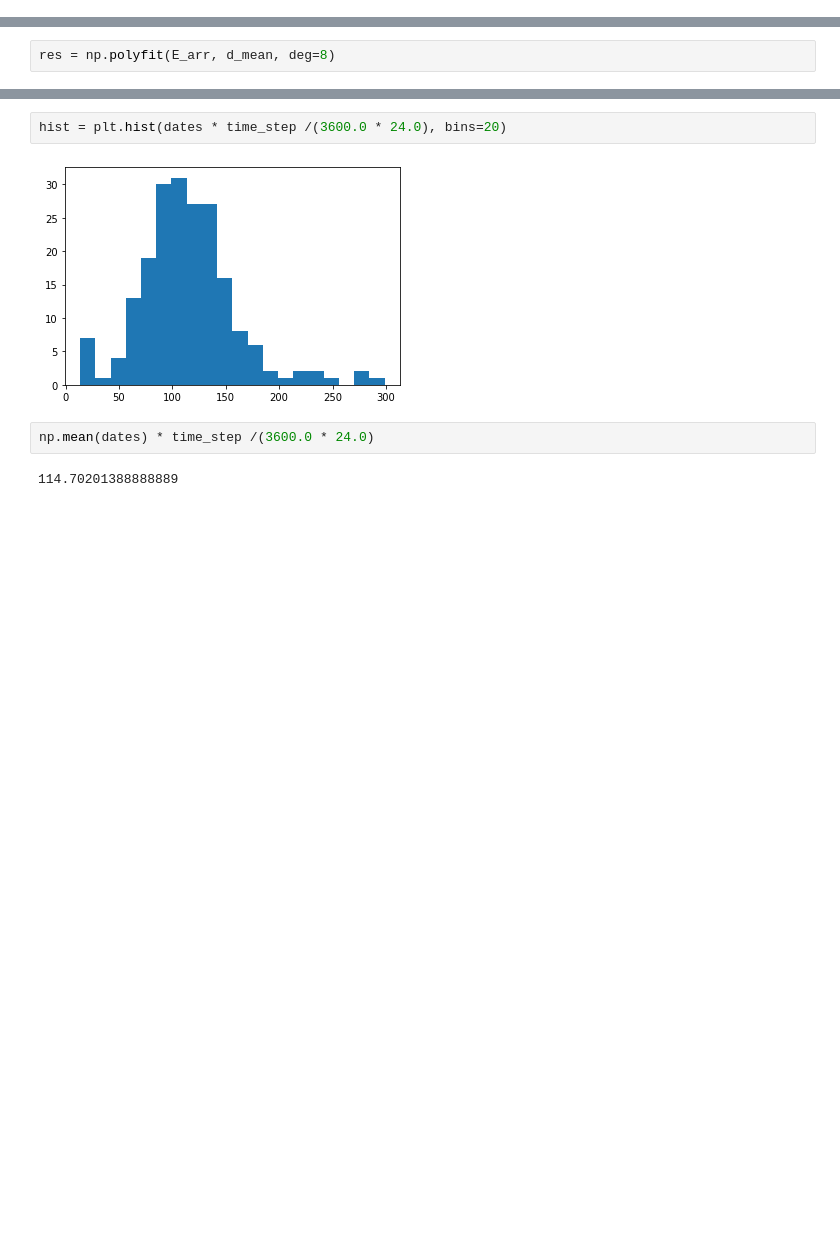
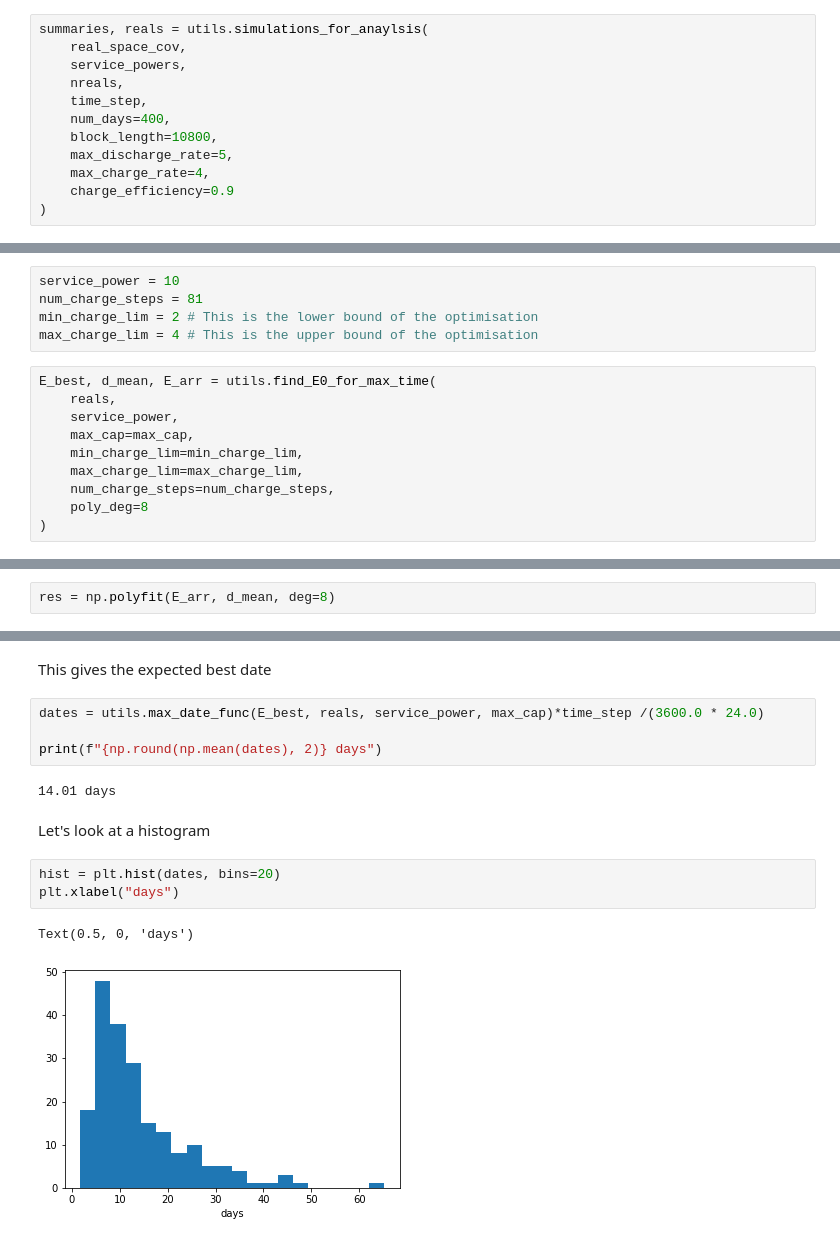
Before and after one commit to LeeWhittaker369/dynamic_containment, a Jupyter notebook: jupyter/analysing_the_models.ipynb, the cells around one changed output, grey strips where cells are left out. Saved outputs shown, nothing was run; the diff lists cells and outputs as text; blank space fills up the shorter version.

```diff
--- a/jupyter/analysing_the_models.ipynb
+++ b/jupyter/analysing_the_models.ipynb
@@ -266,0 +148,12 @@ plt.plot(E_arr, d_mean)
+# %%
+summaries, reals = utils.simulations_for_anaylsis(
+    real_space_cov,
+    service_powers,
+    nreals,
+    time_step,
+    num_days=400,
+    block_length=10800,
+    max_discharge_rate=5,
+    max_charge_rate=4,
+    charge_efficiency=0.9
+)
@@ -266,0 +185,15 @@ plt.plot(E_arr, d_mean)
+# %%
+service_power = 10
+num_charge_steps = 81
+min_charge_lim = 2 # This is the lower bound of the optimisation
+max_charge_lim = 4 # This is the upper bound of the optimisation
+# %%
+E_best, d_mean, E_arr = utils.find_E0_for_max_time(
+    reals,
+    service_power,
+    max_cap=max_cap,
+    min_charge_lim=min_charge_lim,
+    max_charge_lim=max_charge_lim,
+    num_charge_steps=num_charge_steps,
+    poly_deg=8
+)
@@ -283,8 +216,16 @@ dates = max_date_func(Ebest, reals, p)
+# %% [markdown]
+This gives the expected best date
+# %%
+dates = utils.max_date_func(E_best, reals, service_power, max_cap)*time_step /(3600.0 * 24.0)
+
+print(f"{np.round(np.mean(dates), 2)} days")
+# %% [output]
+14.01 days
+# %% [markdown]
+Let's look at a histogram
 # %%
-hist = plt.hist(dates * time_step /(3600.0 * 24.0), bins=20)
+hist = plt.hist(dates, bins=20)
+plt.xlabel("days")
 # %% [output]
+Text(0.5, 0, 'days')
-[figure, old version]
+[figure, new version]
-# %%
-np.mean(dates) * time_step /(3600.0 * 24.0)
-# %% [output]
-114.70201388888889
```
Also changed, not shown: parts of 58 cells of this notebook, 3 other files.
